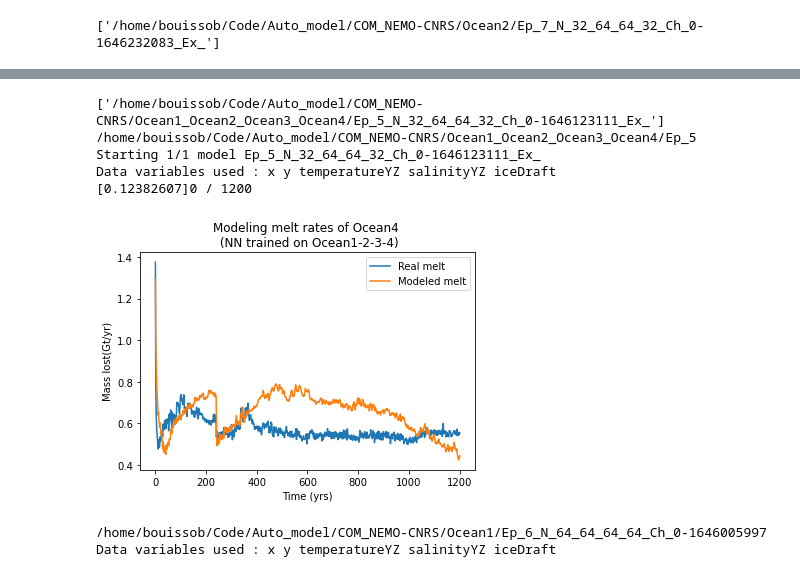
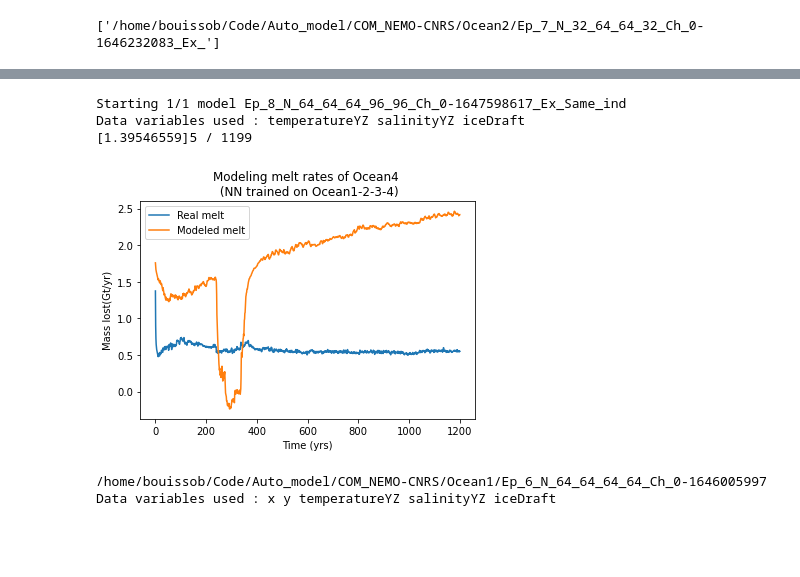
Before and after one commit to BenBouiss/NN_intern_2022, a Jupyter notebook: Class_NN_test.ipynb, the cells around one changed output, grey strips where cells are left out. Drawn from its saved outputs; the diff is of its cells as text; code cells hidden in the pictures; blank space fills up the shorter version.

```diff
--- a/Class_NN_test.ipynb
+++ b/Class_NN_test.ipynb
@@ -77,13 +76,14 @@ Data variables used : x y temperatureYZ salinityYZ iceDraft
 # %%
-NN.Plot_Melt_time_function(ind = 0,save = True, Epoch = 5, message = 1, Exact = 1,
-                           Ocean_trained = OcT, Ocean_target = 'Ocean4', Extra_n = [])
+importlib.reload(Plotting)
+importlib.reload(Computing_functions)
+importlib.reload(Trainings)
+Plotting.Plot_Melt_time_function(save = False, Epoch = 8, message = 1,
+                    Ocean_trained = OcT, Ocean_target = 'Ocean4', NN_attributes = {'Extra_n' : 'Same_ind', 'Cutting' : 'Same_t' })
 # %% [output]
-['/home/bouissob/Code/Auto_model/COM_NEMO-CNRS/Ocean1_Ocean2_Ocean3_Ocean4/Ep_5_N_32_64_64_32_Ch_0-1646123111_Ex_']
-/home/bouissob/Code/Auto_model/COM_NEMO-CNRS/Ocean1_Ocean2_Ocean3_Ocean4/Ep_5
-Starting 1/1 model Ep_5_N_32_64_64_32_Ch_0-1646123111_Ex_
-Data variables used : x y temperatureYZ salinityYZ iceDraft
-[0.12382607]0 / 1200
+Starting 1/1 model Ep_8_N_64_64_64_96_96_Ch_0-1647598617_Ex_Same_ind
+Data variables used : temperatureYZ salinityYZ iceDraft
+[1.39546559]5 / 1199
-[figure, old version]
+[figure, new version]
 # %%
 importlib.reload(NN)
 NN.Plotting_side_by_side(ind = 23,save = False, Epoch = 6, T = 0, Ocean_target = 'Ocean1',
```
Also changed, not shown: parts of 12 cells of this notebook, 34 other files.
